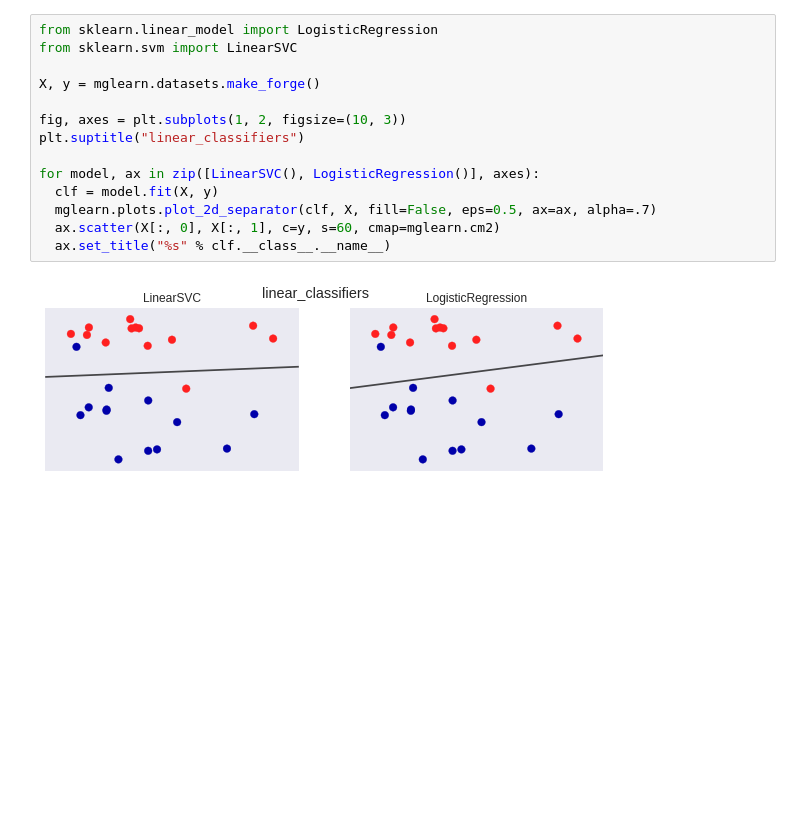
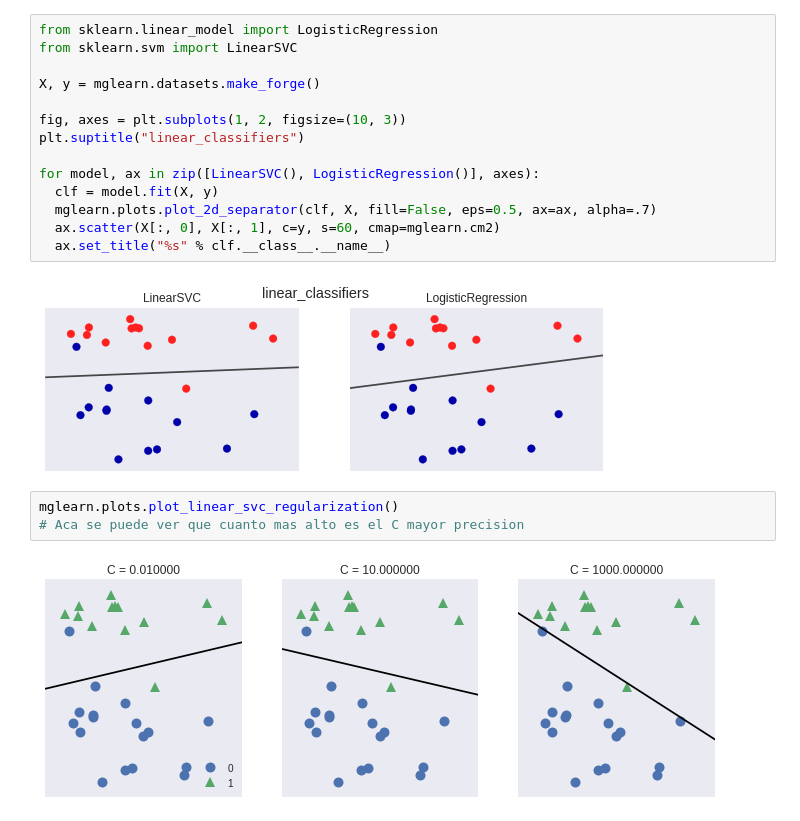
Before and after one commit to igrosny/libros, a Jupyter notebook: IMLP/Capitulo_2_Aprendizaje_automatico.ipynb, the cells around one changed output. Saved outputs shown, nothing was run; the diff lists cells and outputs as text; blank space fills up the shorter version.

```diff
--- a/IMLP/Capitulo_2_Aprendizaje_automatico.ipynb
+++ b/IMLP/Capitulo_2_Aprendizaje_automatico.ipynb
@@ -338,3 +342,8 @@ for model, ax in zip([LinearSVC(), LogisticRegression()], axes):
   ax.set_title("%s" % clf.__class__.__name__)
 # %% [output]
 [figure]
+# %%
+mglearn.plots.plot_linear_svc_regularization()
+# Aca se puede ver que cuanto mas alto es el C mayor precision
+# %% [output]
+[figure, added]
```
Also changed, not shown: parts of 7 cells of this notebook.
